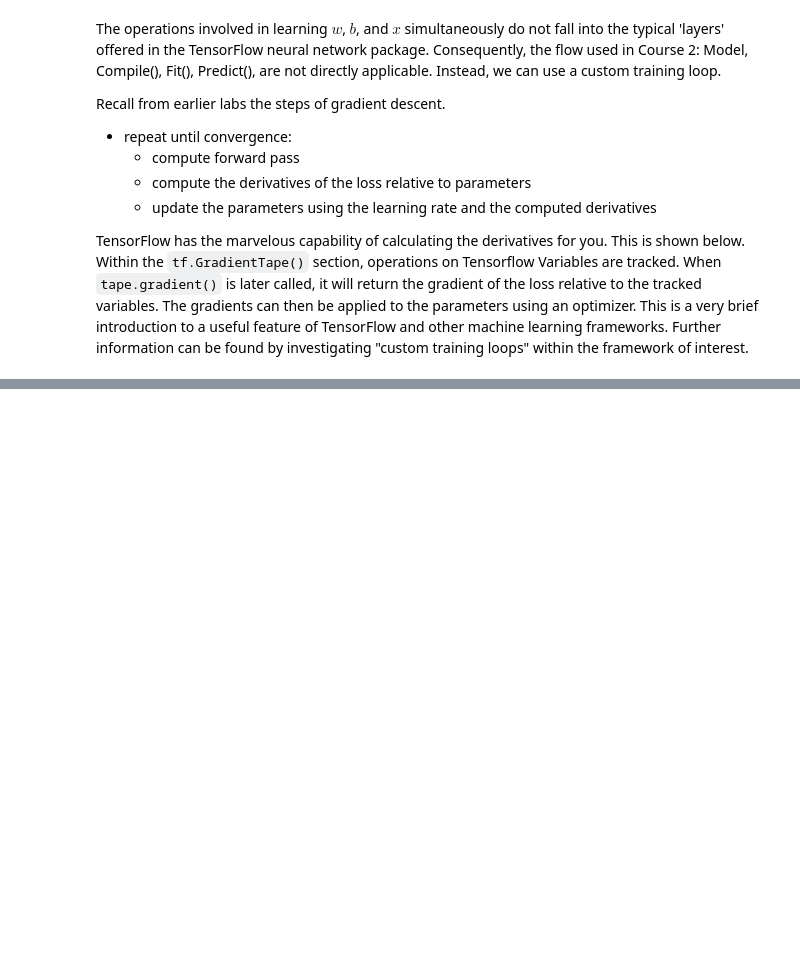
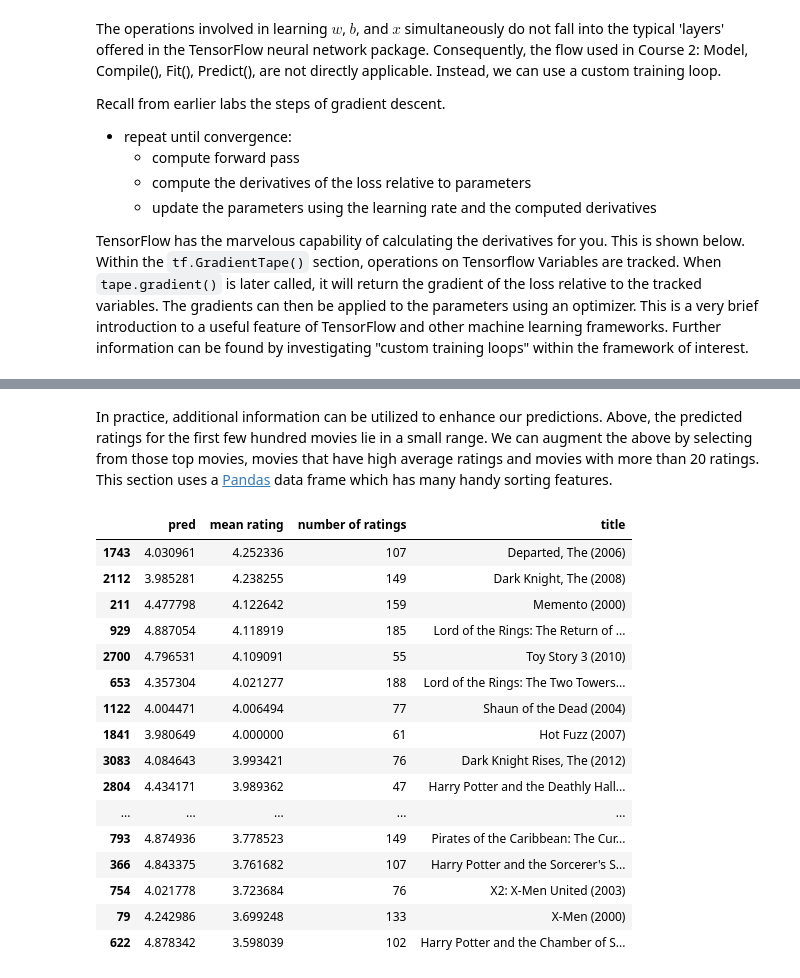
Before and after one commit to nicky-ops/ml-zoomcamp, a Jupyter notebook: coursera_labs/unsupervised_learning_recommenders_reinforcement_learning/recommenders/C3_W2_Collaborative_RecSys_Assignment.ipynb, the cells around one changed output, grey strips where cells are left out. Saved outputs shown, nothing was run; the diff lists cells and outputs as text; code cells hidden in the pictures; blank space fills up the shorter version.

Commit message:
content-based filtering

```diff
--- a/coursera_labs/unsupervised_learning_recommenders_reinforcement_learning/recommenders/C3_W2_Collaborative_RecSys_Assignment.ipynb
+++ b/coursera_labs/unsupervised_learning_recommenders_reinforcement_learning/recommenders/C3_W2_Collaborative_RecSys_Assignment.ipynb
@@ -418,0 +434,21 @@ for iter in range(iterations):
+# %%
+# Make a prediction using trained weights and biases
+p = np.matmul(X.numpy(), np.transpose(W.numpy())) + b.numpy()
+
+#restore the mean
+pm = p + Ymean
+
+my_predictions = pm[:,0]
+
+# sort predictions
+ix = tf.argsort(my_predictions, direction='DESCENDING')
+
+for i in range(17):
+    j = ix[i]
+    if j not in my_rated:
+        print(f'Predicting rating {my_predictions[j]:0.2f} for movie {movieList[j]}')
+
+print('\n\nOriginal vs Predicted ratings:\n')
+for i in range(len(my_ratings)):
+    if my_ratings[i] > 0:
+        print(f'Original {my_ratings[i]}, Predicted {my_predictions[i]:0.2f} for {movieList[i]}')
@@ -418,0 +473,25 @@ for iter in range(iterations):
+# %% [markdown]
+In practice, additional information can be utilized to enhance our predictions. Above, the predicted ratings for the first few hundred movies lie in a small range. We can augment the above by selecting from those top movies, movies that have high average ratings and movies with more than 20 ratings. This section uses a [Pandas](https://pandas.pydata.org/) data frame which has many handy sorting features.
+# %%
+filter=(movieList_df["number of ratings"] > 20)
+movieList_df["pred"] = my_predictions
+movieList_df = movieList_df.reindex(columns=["pred", "mean rating", "number of ratings", "title"])
+movieList_df.loc[ix[:300]].loc[filter].sort_values("mean rating", ascending=False)
+# %% [output]
+|  | pred | mean rating | number of ratings | title |
+| 1743 | 4.030961 | 4.252336 | 107 | Departed, The (2006) |
+| 2112 | 3.985281 | 4.238255 | 149 | Dark Knight, The (2008) |
+| 211 | 4.477798 | 4.122642 | 159 | Memento (2000) |
+| 929 | 4.887054 | 4.118919 | 185 | Lord of the Rings: The Return of ... |
+| 2700 | 4.796531 | 4.109091 | 55 | Toy Story 3 (2010) |
+| 653 | 4.357304 | 4.021277 | 188 | Lord of the Rings: The Two Towers... |
+| 1122 | 4.004471 | 4.006494 | 77 | Shaun of the Dead (2004) |
+| 1841 | 3.980649 | 4.000000 | 61 | Hot Fuzz (2007) |
+| 3083 | 4.084643 | 3.993421 | 76 | Dark Knight Rises, The (2012) |
+| 2804 | 4.434171 | 3.989362 | 47 | Harry Potter and the Deathly Hall... |
+| ... | ... | ... | ... | ... |
+| 793 | 4.874936 | 3.778523 | 149 | Pirates of the Caribbean: The Cur... |
+| 366 | 4.843375 | 3.761682 | 107 | Harry Potter and the Sorcerer's S... |
+| 754 | 4.021778 | 3.723684 | 76 | X2: X-Men United (2003) |
+| 79 | 4.242986 | 3.699248 | 133 | X-Men (2000) |
+| 622 | 4.878342 | 3.598039 | 102 | Harry Potter and the Chamber of S... |
```
Also changed, not shown: parts of 3 cells of this notebook, 12 other files.
